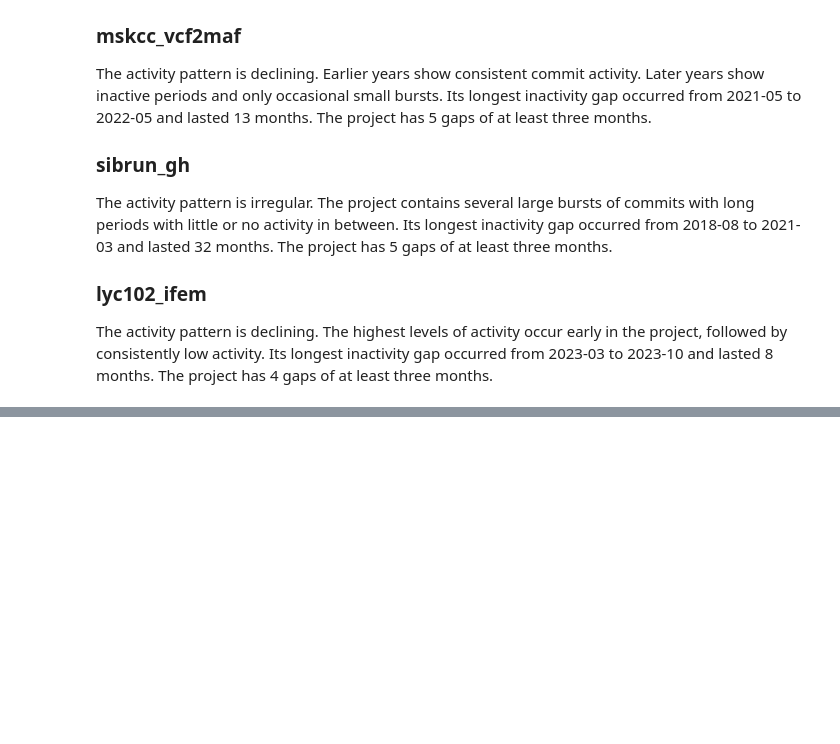
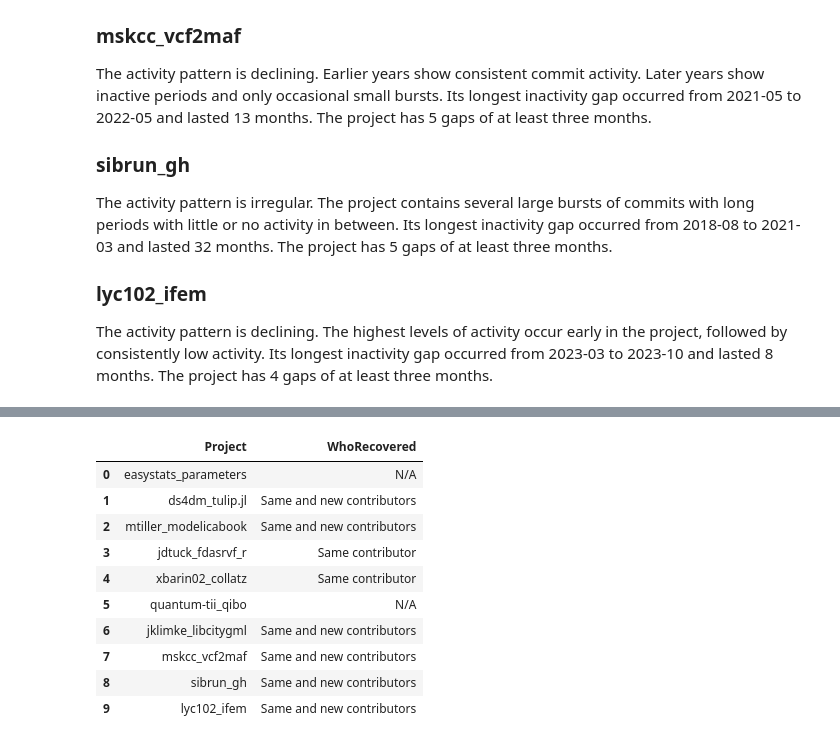
Before and after one commit to ScottyMurphy/MiniProject2, a Jupyter notebook: smurph61_Vis.ipynb, the cells around one changed output, grey strips where cells are left out. Cells and saved outputs as stored; diff of their text form; code cells hidden in the pictures; blank space fills up the shorter version.

```diff
--- a/smurph61_Vis.ipynb
+++ b/smurph61_Vis.ipynb
@@ -246,0 +571,22 @@ The activity pattern is declining. The highest levels of activity occur early in
+# %%
+who_recovered = {
+    "easystats_parameters": "N/A",
+
+    "ds4dm_tulip.jl": "Same and new contributors",
+
+    "mtiller_modelicabook": "Same and new contributors",
+
+    "jdtuck_fdasrvf_r": "Same contributor",
+
+    "xbarin02_collatz": "Same contributor",
+
+    "quantum-tii_qibo": "N/A",
+
+    "jklimke_libcitygml": "Same and new contributors",
+
+    "mskcc_vcf2maf": "Same and new contributors",
+
+    "sibrun_gh": "Same and new contributors",
+
+    "lyc102_ifem": "Same and new contributors"
+}
@@ -246,0 +604,17 @@ The activity pattern is declining. The highest levels of activity occur early in
+# %%
+# Check
+stats_df[
+    ["Project", "WhoRecovered"]
+]
+# %% [output]
+|  | Project | WhoRecovered |
+| 0 | easystats_parameters | N/A |
+| 1 | ds4dm_tulip.jl | Same and new contributors |
+| 2 | mtiller_modelicabook | Same and new contributors |
+| 3 | jdtuck_fdasrvf_r | Same contributor |
+| 4 | xbarin02_collatz | Same contributor |
+| 5 | quantum-tii_qibo | N/A |
+| 6 | jklimke_libcitygml | Same and new contributors |
+| 7 | mskcc_vcf2maf | Same and new contributors |
+| 8 | sibrun_gh | Same and new contributors |
+| 9 | lyc102_ifem | Same and new contributors |
```
Also changed, not shown: parts of 23 cells of this notebook, 38 other files.
